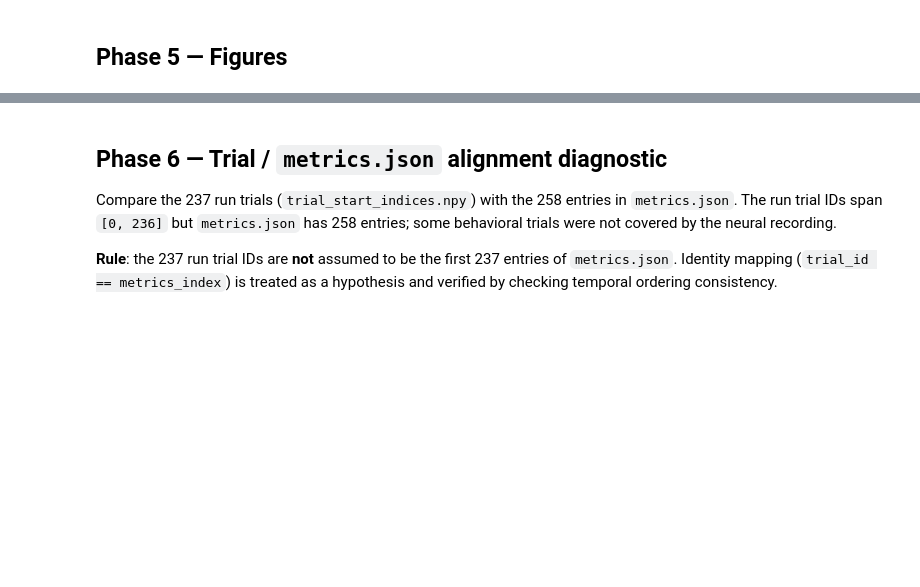
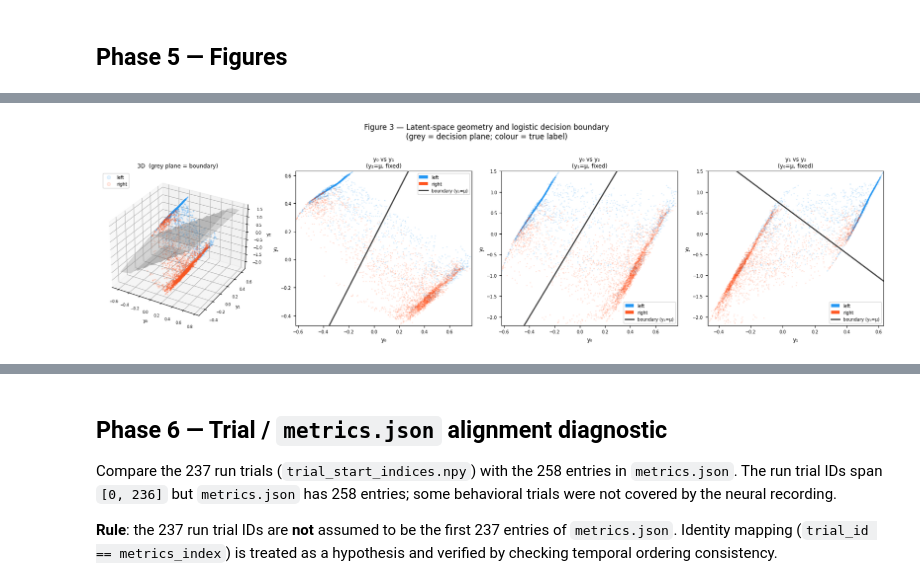
Before and after one commit to neuroinformatics-uni-vienna/NC-MCM, a Jupyter notebook: demos/time_resolved_predictability.ipynb, the cells around one changed output, grey strips where cells are left out. Saved outputs shown, nothing was run; the diff lists cells and outputs as text; code cells hidden in the pictures; blank space fills up the shorter version.

```diff
--- a/demos/time_resolved_predictability.ipynb
+++ b/demos/time_resolved_predictability.ipynb
@@ -491,0 +492,94 @@ Saved -> /home/kerim/Projects/Neural Algorithms/NC-MCM/results/analysis/time_res
+# %%
+# ── Figure 3: Latent-space geometry + logistic decision boundary ──────────────
+# 4-panel layout: [3D scatter + decision plane] + [3 × 2D projections]
+# Points coloured by TRUE label (blue=left, orange=right);
+# grey surface/line = logistic boundary (w·y + b = 0, fixing the 3rd dim at its
+# mean for the 2D projections).
+
+from mpl_toolkits.mplot3d import Axes3D   # registers '3d' projection
+
+LAT_COLORS = {0: '#2196F3', 1: '#FF5722'}  # left=blue  right=orange-red
+DIM_NAMES  = ['y₀', 'y₁', 'y₂']
+
+w           = clf.coef_[0]          # shape (latent_dim,)
+b_int       = clf.intercept_[0]     # scalar
+
+# Raw arrays (validation set)
+y_all  = lat_val                    # (N, 3)
+lab_all = b_val                     # (N,)
+
+fig = plt.figure(figsize=(18, 5))
+fig.suptitle(
+    'Figure 3 — Latent-space geometry and logistic decision boundary\n'
+    '(grey = decision plane; colour = true label)',
+    fontsize=12, y=1.01,
+)
+
+# ── 3D panel ──────────────────────────────────────────────────────────────────
+ax3d = fig.add_subplot(1, 4, 1, projection='3d')
+for lab in [0, 1]:
+    m = lab_all == lab
+    ax3d.scatter(y_all[m, 0], y_all[m, 1], y_all[m, 2],
+                 c=LAT_COLORS[lab], alpha=0.12, s=2,
+                 label=b_labels[lab].replace('choosing ', ''))
+
+# Decision plane in (y0, y1) → solve for y2
+grid_0 = np.linspace(y_all[:, 0].min(), y_all[:, 0].max(), 24)
+grid_1 = np.linspace(y_all[:, 1].min(), y_all[:, 1].max(), 24)
+G0, G1 = np.meshgrid(grid_0, grid_1)
+if abs(w[2]) > 1e-8:
+    G2 = -(b_int + w[0]*G0 + w[1]*G1) / w[2]
+    G2 = np.clip(G2, y_all[:, 2].min(), y_all[:, 2].max())
+    ax3d.plot_surface(G0, G1, G2, alpha=0.28, color='#9E9E9E', zorder=0)
+
+ax3d.set_xlabel(DIM_NAMES[0], fontsize=8, labelpad=1)
+ax3d.set_ylabel(DIM_NAMES[1], fontsize=8, labelpad=1)
+ax3d.set_zlabel(DIM_NAMES[2], fontsize=8, labelpad=1)
+ax3d.tick_params(labelsize=6)
+ax3d.set_title('3D  (grey plane = boundary)', fontsize=9)
+ax3d.legend(markerscale=4, fontsize=7, loc='upper left')
+
+# ── 2D projections ────────────────────────────────────────────────────────────
+# Each panel fixes the 3rd axis at its empirical mean
+PROJECTIONS = [(0, 1, 2), (0, 2, 1), (1, 2, 0)]  # (x_ax, y_ax, fixed_ax)
+
+from matplotlib.patches import Patch
+
+for panel_idx, (xi, yi, fi) in enumerate(PROJECTIONS):
+    ax = fig.add_subplot(1, 4, panel_idx + 2)
+
+    for lab in [0, 1]:
+        m = lab_all == lab
+        ax.scatter(y_all[m, xi], y_all[m, yi],
+                   c=LAT_COLORS[lab], alpha=0.09, s=1.5, rasterized=True)
+
+    # Decision line: w[xi]*x + w[yi]*y + w[fi]*mean_f + b_int = 0
+    mean_f  = float(y_all[:, fi].mean())
+    x_line  = np.linspace(y_all[:, xi].min(), y_all[:, xi].max(), 300)
+    if abs(w[yi]) > 1e-8:
+        y_line  = -(w[xi]*x_line + w[fi]*mean_f + b_int) / w[yi]
+        ax.plot(x_line, y_line, color='#424242', lw=2,
+                label=f'boundary ({DIM_NAMES[fi]}=μ)', zorder=5)
+
+    ax.set_xlim(y_all[:, xi].min(), y_all[:, xi].max())
+    ax.set_ylim(y_all[:, yi].min(), y_all[:, yi].max())
+    ax.set_xlabel(DIM_NAMES[xi], fontsize=9)
+    ax.set_ylabel(DIM_NAMES[yi], fontsize=9)
+    ax.set_title(f'{DIM_NAMES[xi]} vs {DIM_NAMES[yi]}\n({DIM_NAMES[fi]}=μ, fixed)',
+                 fontsize=9)
+    ax.tick_params(labelsize=7)
+
+    legend_elements = [
+        Patch(facecolor=LAT_COLORS[l],
+              label=b_labels[l].replace('choosing ', ''))
+        for l in [0, 1]
+    ] + [plt.Line2D([0], [0], color='#424242', lw=2,
+                    label=f'boundary ({DIM_NAMES[fi]}=μ)')]
+    ax.legend(handles=legend_elements, fontsize=7)
+
+plt.tight_layout()
+fig.savefig(OUTPUT_DIR / 'latent_space_decision_boundary.png', dpi=150, bbox_inches='tight')
+plt.show()
+print(f"Saved: {OUTPUT_DIR / 'latent_space_decision_boundary.png'}")
+# %% [output]
+[figure, added]
```
Also changed, not shown: parts of 19 cells of this notebook.
